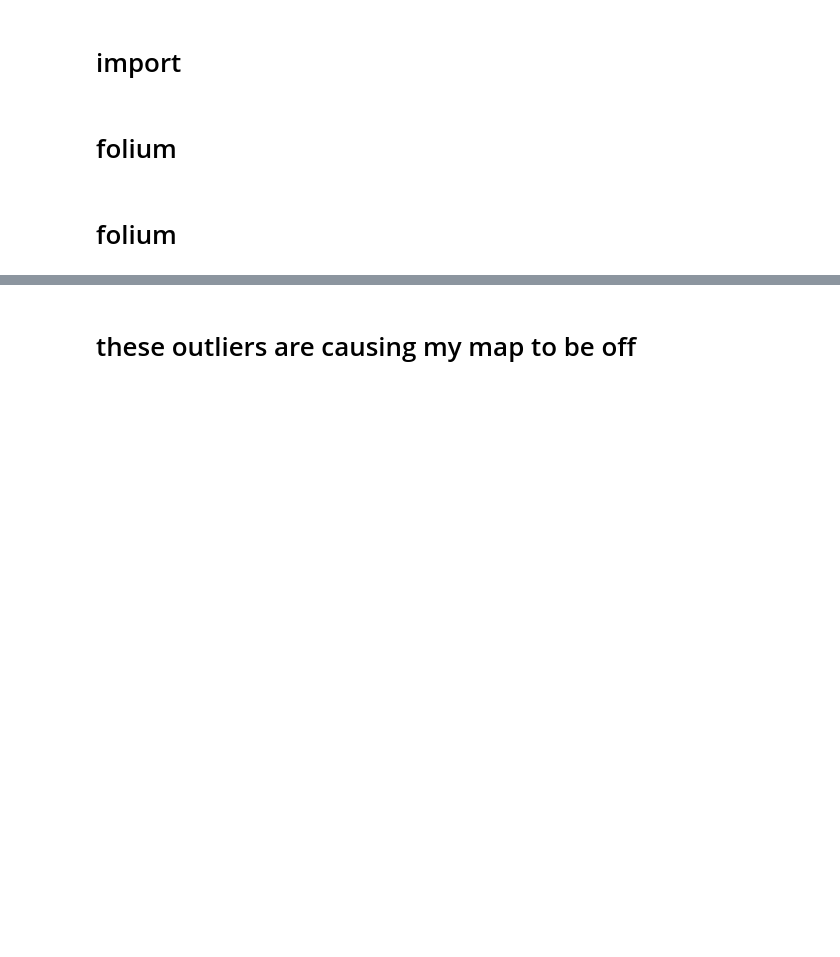
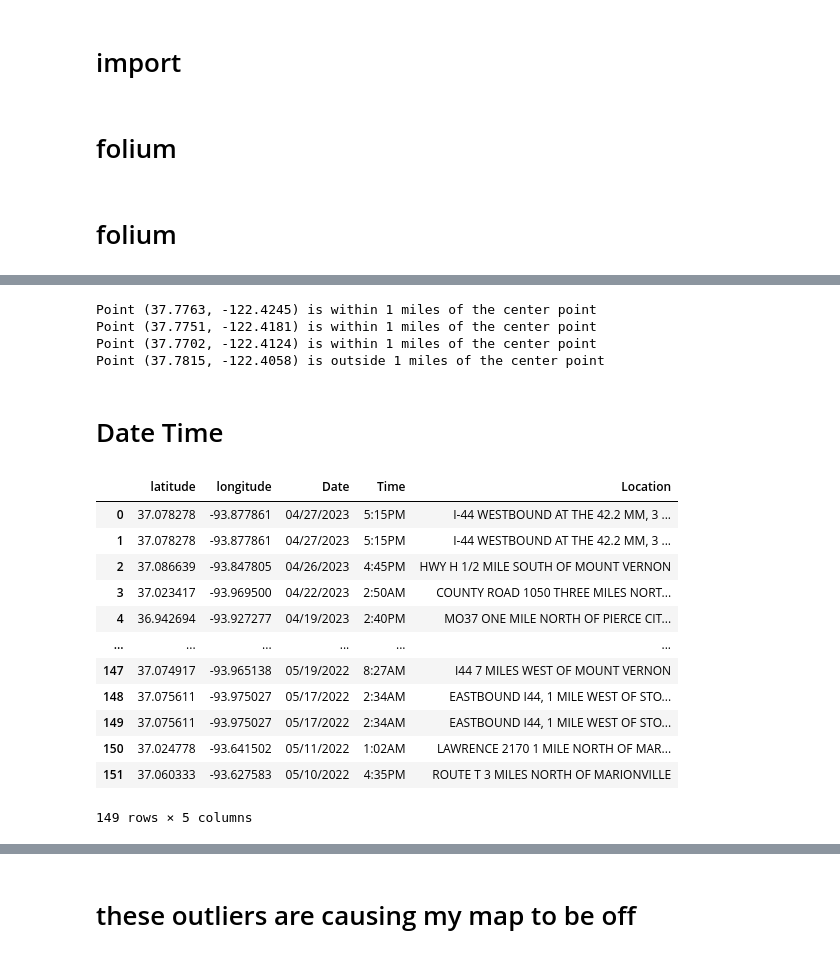
Before and after one commit to brandontnavarrete/reducing-county-collision, a Jupyter notebook: explore.ipynb, the cells around one changed output, grey strips where cells are left out. Cells and saved outputs as stored; diff of their text form; code cells hidden in the pictures; blank space fills up the shorter version.

```diff
--- a/explore.ipynb
+++ b/explore.ipynb
@@ -65,0 +71,46 @@ m
+# %%
+# center point coordinates
+center_lat = 37.7749
+center_lon = -122.4194
+
+# list of other points with coordinates
+points = [
+    {'lat': 37.7763, 'lon': -122.4245},
+    {'lat': 37.7751, 'lon': -122.4181},
+    {'lat': 37.7702, 'lon': -122.4124},
+    {'lat': 37.7815, 'lon': -122.4058},
+]
+
+# radius in miles
+radius = 1
+
+# check if each point is within the radius
+for point in points:
+    d = distance(center_lat, center_lon, point['lat'], point['lon'])
+    if d <= radius:
+        print(f"Point ({point['lat']}, {point['lon']}) is within {radius} miles of the center point")
+    else:
+        print(f"Point ({point['lat']}, {point['lon']}) is outside {radius} miles of the center point")
+# %% [output]
+Point (37.7763, -122.4245) is within 1 miles of the center point
+Point (37.7751, -122.4181) is within 1 miles of the center point
+Point (37.7702, -122.4124) is within 1 miles of the center point
+Point (37.7815, -122.4058) is outside 1 miles of the center point
+# %% [markdown]
+# Date Time
+# %%
+crash
+# %% [output]
+|  | latitude | longitude | Date | Time | Location |
+| 0 | 37.078278 | -93.877861 | 04/27/2023 | 5:15PM | I-44 WESTBOUND AT THE 42.2 MM, 3 ... |
+| 1 | 37.078278 | -93.877861 | 04/27/2023 | 5:15PM | I-44 WESTBOUND AT THE 42.2 MM, 3 ... |
+| 2 | 37.086639 | -93.847805 | 04/26/2023 | 4:45PM | HWY H 1/2 MILE SOUTH OF MOUNT VERNON |
+| 3 | 37.023417 | -93.969500 | 04/22/2023 | 2:50AM | COUNTY ROAD 1050 THREE MILES NORT... |
+| 4 | 36.942694 | -93.927277 | 04/19/2023 | 2:40PM | MO37 ONE MILE NORTH OF PIERCE CIT... |
+| ... | ... | ... | ... | ... | ... |
+| 147 | 37.074917 | -93.965138 | 05/19/2022 | 8:27AM | I44 7 MILES WEST OF MOUNT VERNON |
+| 148 | 37.075611 | -93.975027 | 05/17/2022 | 2:34AM | EASTBOUND I44, 1 MILE WEST OF STO... |
+| 149 | 37.075611 | -93.975027 | 05/17/2022 | 2:34AM | EASTBOUND I44, 1 MILE WEST OF STO... |
+| 150 | 37.024778 | -93.641502 | 05/11/2022 | 1:02AM | LAWRENCE 2170 1 MILE NORTH OF MAR... |
+| 151 | 37.060333 | -93.627583 | 05/10/2022 | 4:35PM | ROUTE T 3 MILES NORTH OF MARIONVILLE |
+149 rows × 5 columns
```
Also changed, not shown: parts of 35 cells of this notebook, 1 other file.
